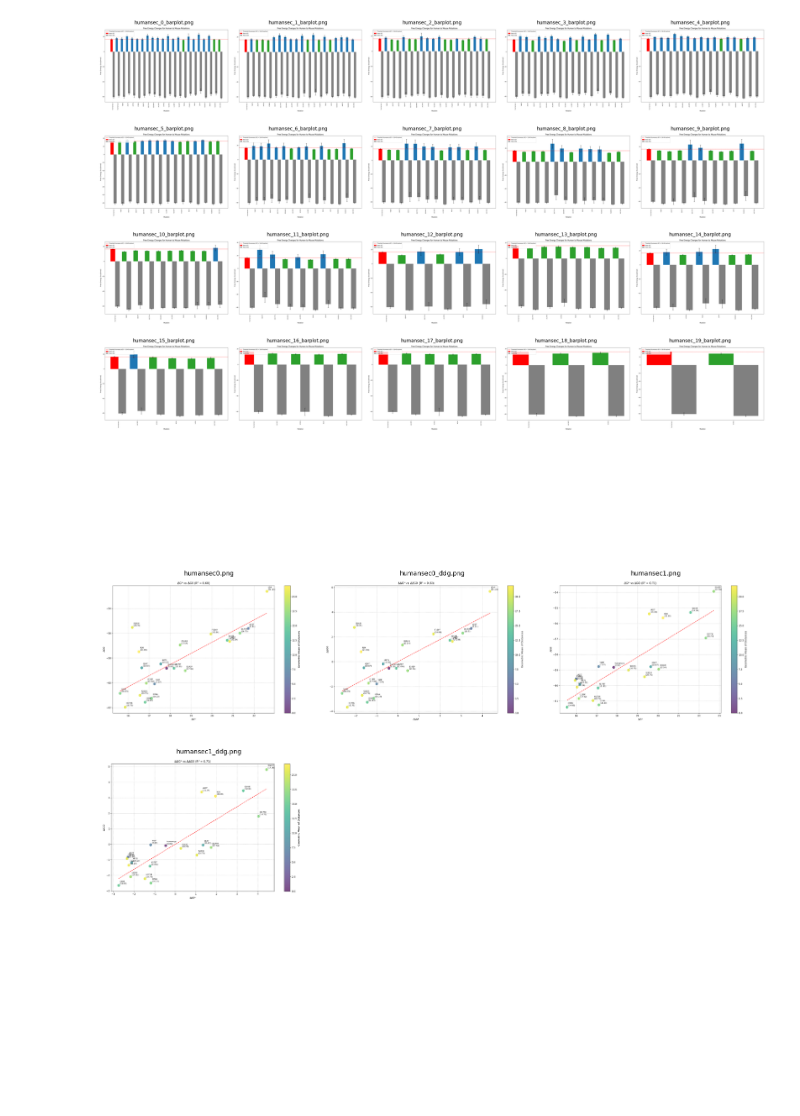
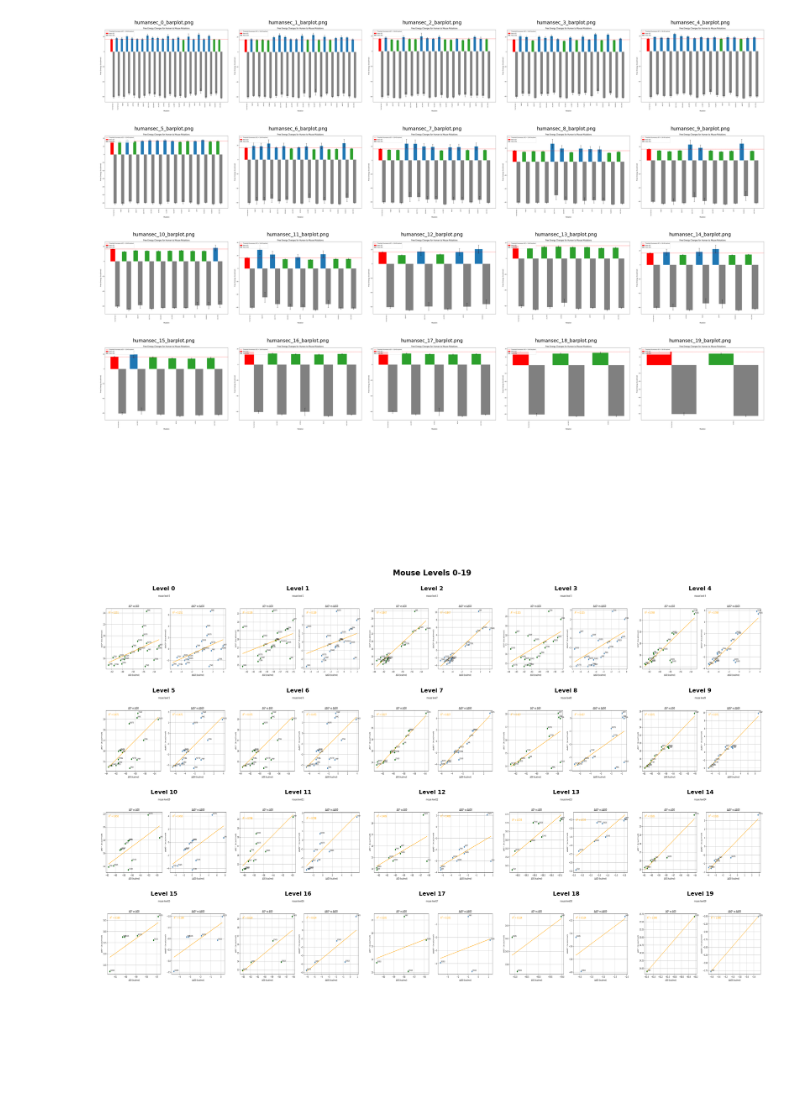
Before and after one commit to ND7996/GPX6, a Jupyter notebook: figures/subplots.ipynb, the cells around one changed output. Drawn from its saved outputs; the diff is of its cells as text; code cells hidden in the pictures.

```diff
--- a/figures/subplots.ipynb
+++ b/figures/subplots.ipynb
@@ -61,34 +61,52 @@ plt.show()
 # %%
 import matplotlib.pyplot as plt
 from PIL import Image
 import os
 
-# Image filenames
-image_files = [
-    "humansec0.png",
-    "humansec0_ddg.png",
-    "humansec1.png",
-    "humansec1_ddg.png",
-]
+# Generate image filenames from level0mouse.png to level20mouse.png
+image_files = [f"level{i}mouse.png" for i in range(20)]
 
-fig, axs = plt.subplots(3, 3, figsize=(15, 12))
+# Create subplots - using 5x5 grid for 21 images (some cells will be empty)
+fig, axs = plt.subplots(5, 5, figsize=(20, 16))
 axs = axs.flatten()
 
 for i in range(len(axs)):
     if i < len(image_files):
         try:
-            img = Image.open(image_files[i]).resize((600, 400))  # Resize to reduce load
-            axs[i].imshow(img)
-            axs[i].axis('off')
-            axs[i].set_title(os.path.basename(image_files[i]), fontsize=10)
+            # Check if file exists before trying to open
+            if os.path.exists(image_files[i]):
+                img = Image.open(image_files[i])
+                # Resize image to reduce memory load and ensure consistent display
+                img = img.resize((600, 400))
+                axs[i].imshow(img)
+                axs[i].axis('off')
+                # Set title with level number
+                axs[i].set_title(f"Level {i}", fontsize=12, fontweight='bold')
+            else:
+                # Handle missing files
+                axs[i].text(0.5, 0.5, f'File not found:\n{image_files[i]}',
+                           ha='center', va='center', fontsize=10)
+                axs[i].set_xlim(0, 1)
+                axs[i].set_ylim(0, 1)
+                axs[i].axis('off')
         except Exception as e:
-            axs[i].text(0.5, 0.5, 'Error loading image', ha='center', va='center')
+            # Handle any other errors
+            axs[i].text(0.5, 0.5, f'Error loading:\n{image_files[i]}\n{str(e)}',
+                       ha='center', va='center', fontsize=8)
+            axs[i].set_xlim(0, 1)
+            axs[i].set_ylim(0, 1)
             axs[i].axis('off')
     else:
+        # Hide empty subplots
         axs[i].axis('off')
 
+# Adjust layout and add main title
+plt.suptitle('Mouse Levels 0-19', fontsize=16, fontweight='bold', y=0.98)
 plt.tight_layout()
-plt.savefig("barplot_subplots_scatter_human.png", dpi=150)
+plt.subplots_adjust(top=0.95)  # Make room for main title
 plt.show()
+
+# Optional: Save the combined plot
+# plt.savefig('mouse_levels_combined.png', dpi=300, bbox_inches='tight')
 # %% [output]
-[figure, old version]
+[figure, new version]
```
Also changed, not shown: 2 other files.
